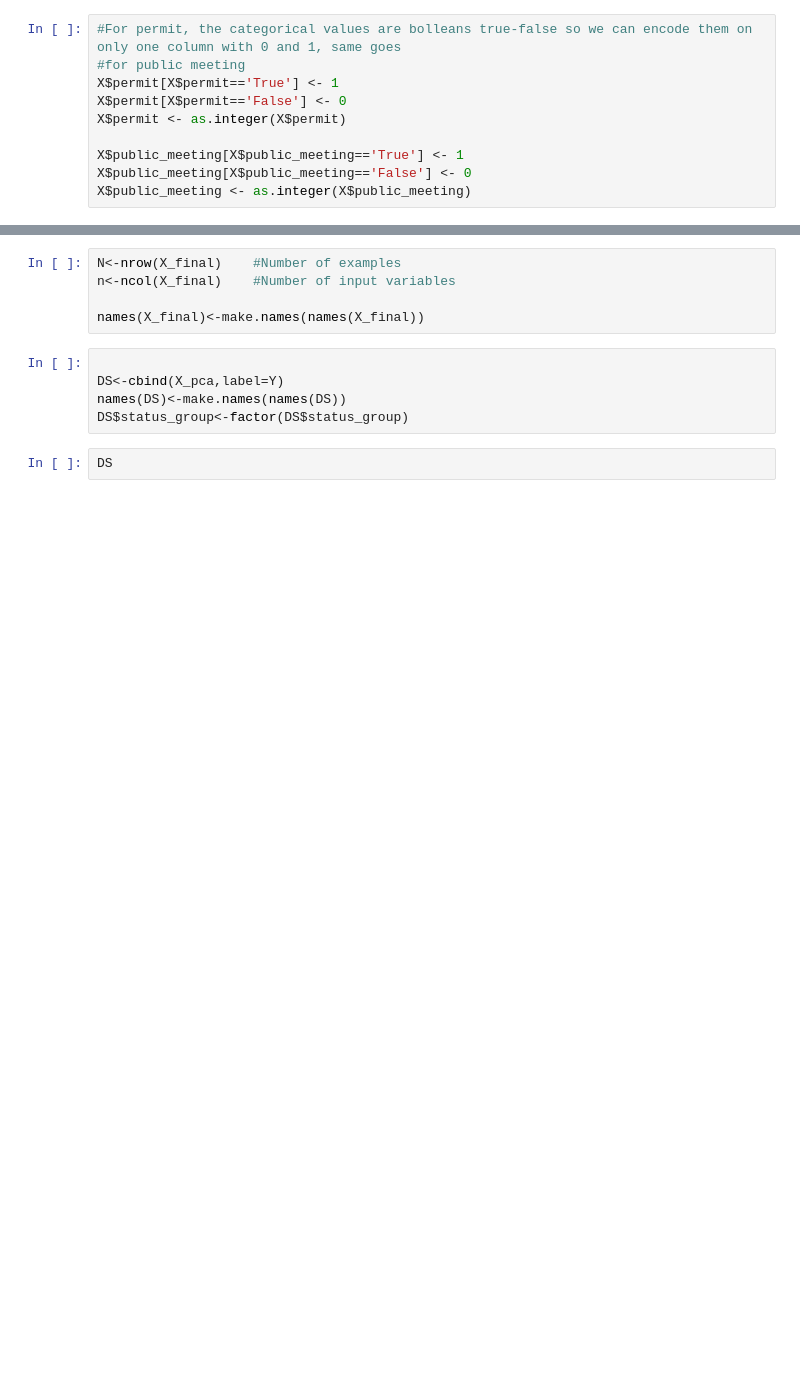
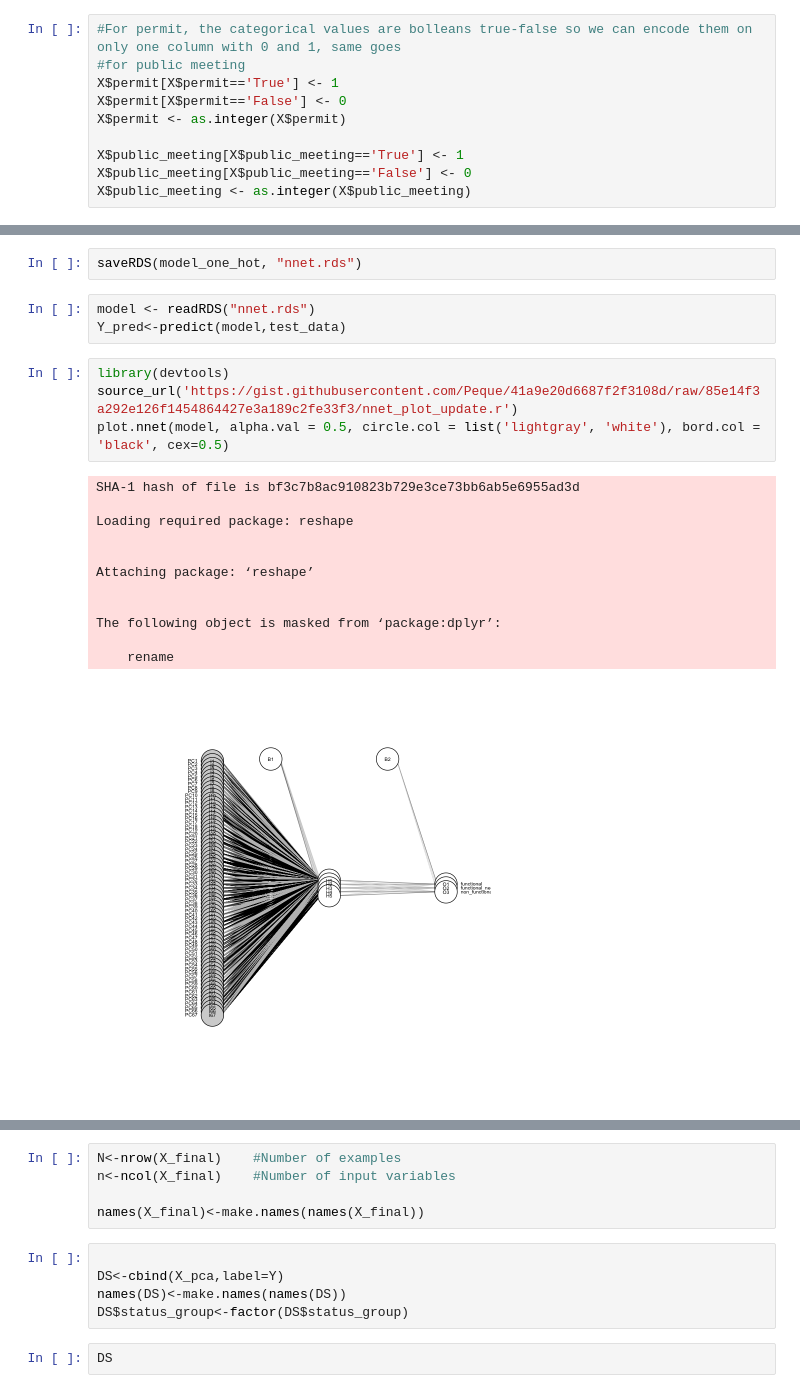
Before and after one commit to Maxlanglet/Projet_ML, a Jupyter notebook: ReportTemplate_clean.ipynb, the cells around one changed output, grey strips where cells are left out. Drawn from its saved outputs; the diff is of its cells as text; blank space fills up the shorter version.

```diff
--- a/ReportTemplate_clean.ipynb
+++ b/ReportTemplate_clean.ipynb
@@ -548,0 +755,22 @@ A data.frame: 59400 × 159
+# %%
+saveRDS(model_one_hot, "nnet.rds")
+# %%
+model <- readRDS("nnet.rds")
+Y_pred<-predict(model,test_data)
+# %%
+library(devtools)
+source_url('https://gist.githubusercontent.com/Peque/41a9e20d6687f2f3108d/raw/85e14f3a292e126f1454864427e3a189c2fe33f3/nnet_plot_update.r')
+plot.nnet(model, alpha.val = 0.5, circle.col = list('lightgray', 'white'), bord.col = 'black', cex=0.5)
+# %% [output]
+SHA-1 hash of file is bf3c7b8ac910823b729e3ce73bb6ab5e6955ad3d
+
+Loading required package: reshape
+
+
+Attaching package: ‘reshape’
+
+
+The following object is masked from ‘package:dplyr’:
+
+    rename
+[figure, added]
```
Also changed, not shown: parts of 42 cells of this notebook, 1 other file.
